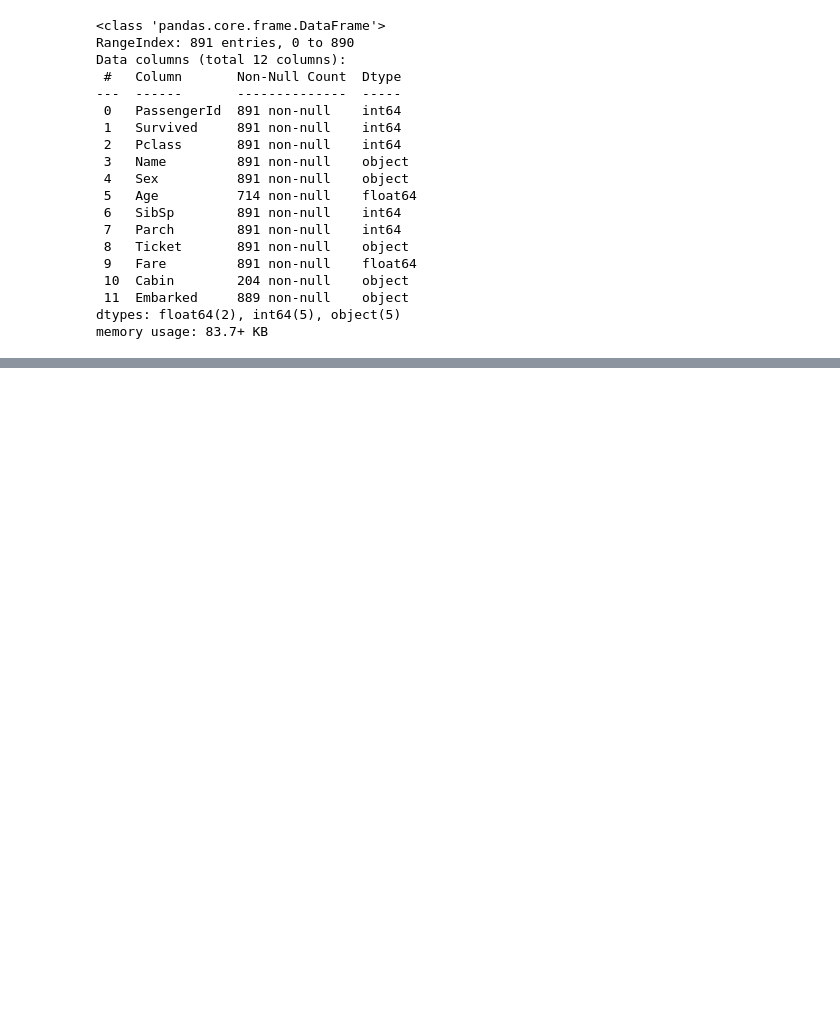
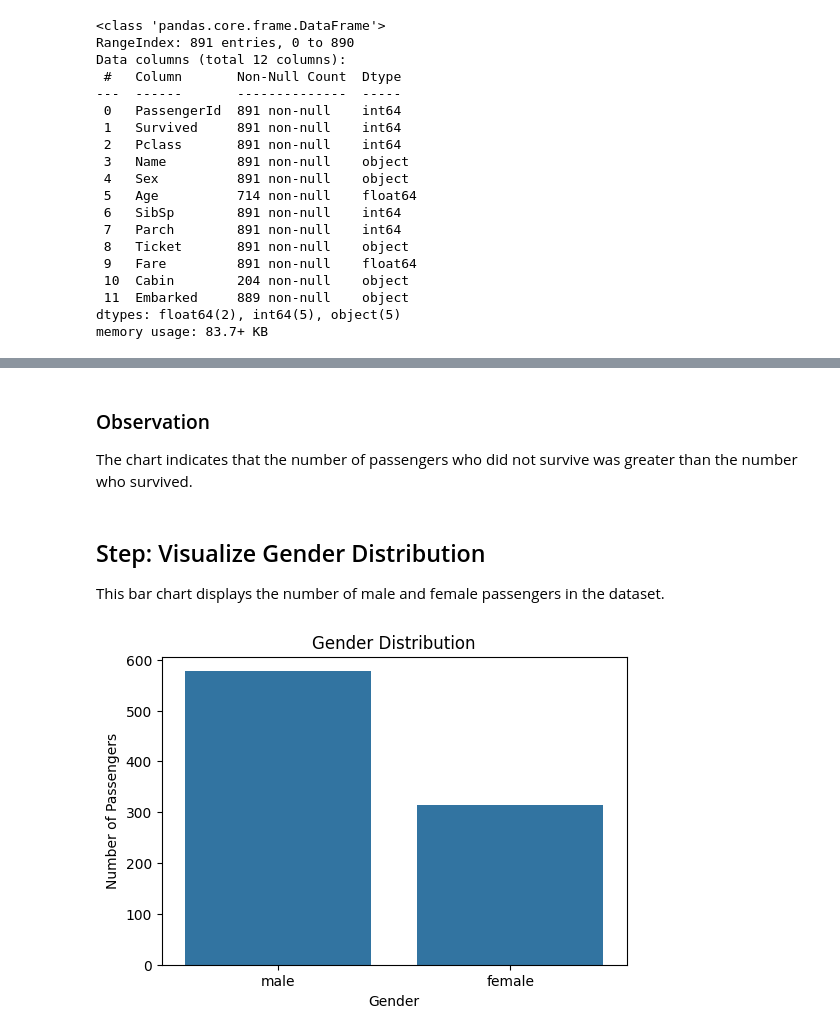
Before and after one commit to PratikSharma264/vortextech-aiml-week1, a Jupyter notebook: notebook/Week1_DataCleaning_EDA.ipynb, the cells around one changed output, grey strips where cells are left out. Drawn from its saved outputs; the diff is of its cells as text; code cells hidden in the pictures; blank space fills up the shorter version.

```diff
--- a/notebook/Week1_DataCleaning_EDA.ipynb
+++ b/notebook/Week1_DataCleaning_EDA.ipynb
@@ -55,0 +268,20 @@ memory usage: 83.7+ KB
+# %% [markdown]
+### Observation
+
+The chart indicates that the number of passengers who did not survive was greater than the number who survived.
+# %% [markdown]
+## Step: Visualize Gender Distribution
+
+This bar chart displays the number of male and female passengers in the dataset.
+# %%
+plt.figure(figsize=(6,4))
+
+sns.countplot(x="Sex", data=df)
+
+plt.title("Gender Distribution")
+plt.xlabel("Gender")
+plt.ylabel("Number of Passengers")
+plt.savefig("../images/sex_distribution.png", dpi=300, bbox_inches="tight")
+plt.show()
+# %% [output]
+[figure, added]
```
Also changed, not shown: parts of 37 cells of this notebook, 4 other files.
